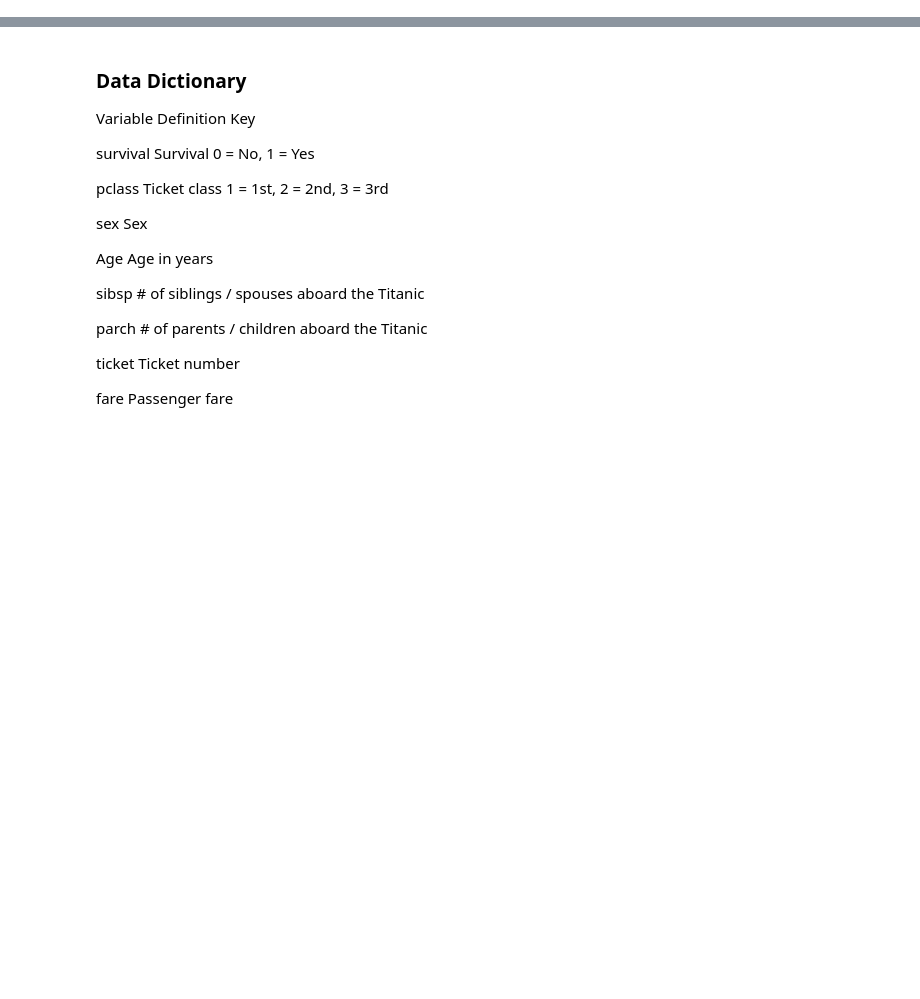
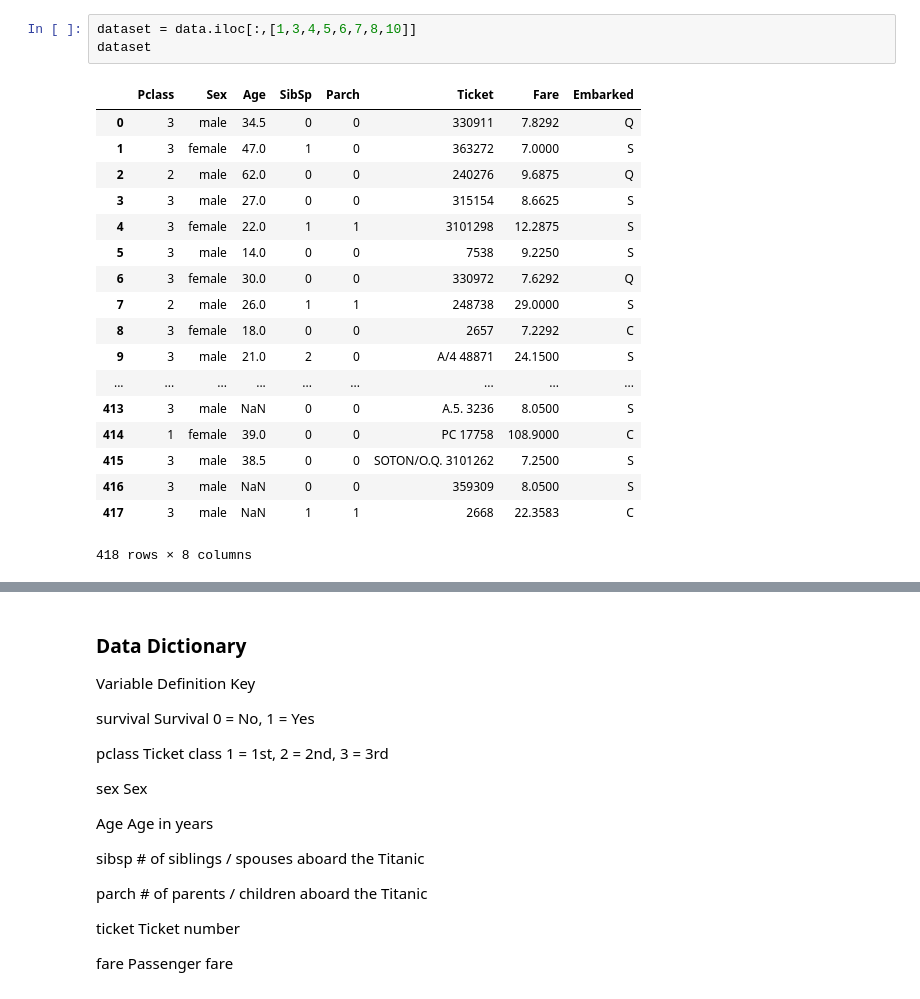
Before and after one commit to Jaquedonin/ProvaIA, a Jupyter notebook: Questao_1.ipynb, the cells around one changed output, grey strips where cells are left out. Cells and saved outputs as stored; diff of their text form; blank space fills up the shorter version.

```diff
--- a/Questao_1.ipynb
+++ b/Questao_1.ipynb
@@ -12,0 +121,22 @@ data.head()
+# %%
+dataset = data.iloc[:,[1,3,4,5,6,7,8,10]]
+dataset
+# %% [output]
+|  | Pclass | Sex | Age | SibSp | Parch | Ticket | Fare | Embarked |
+| 0 | 3 | male | 34.5 | 0 | 0 | 330911 | 7.8292 | Q |
+| 1 | 3 | female | 47.0 | 1 | 0 | 363272 | 7.0000 | S |
+| 2 | 2 | male | 62.0 | 0 | 0 | 240276 | 9.6875 | Q |
+| 3 | 3 | male | 27.0 | 0 | 0 | 315154 | 8.6625 | S |
+| 4 | 3 | female | 22.0 | 1 | 1 | 3101298 | 12.2875 | S |
+| 5 | 3 | male | 14.0 | 0 | 0 | 7538 | 9.2250 | S |
+| 6 | 3 | female | 30.0 | 0 | 0 | 330972 | 7.6292 | Q |
+| 7 | 2 | male | 26.0 | 1 | 1 | 248738 | 29.0000 | S |
+| 8 | 3 | female | 18.0 | 0 | 0 | 2657 | 7.2292 | C |
+| 9 | 3 | male | 21.0 | 2 | 0 | A/4 48871 | 24.1500 | S |
+| ... | ... | ... | ... | ... | ... | ... | ... | ... |
+| 413 | 3 | male | NaN | 0 | 0 | A.5. 3236 | 8.0500 | S |
+| 414 | 1 | female | 39.0 | 0 | 0 | PC 17758 | 108.9000 | C |
+| 415 | 3 | male | 38.5 | 0 | 0 | SOTON/O.Q. 3101262 | 7.2500 | S |
+| 416 | 3 | male | NaN | 0 | 0 | 359309 | 8.0500 | S |
+| 417 | 3 | male | NaN | 1 | 1 | 2668 | 22.3583 | C |
+418 rows × 8 columns
```
Also changed, not shown: parts of 19 cells of this notebook.
